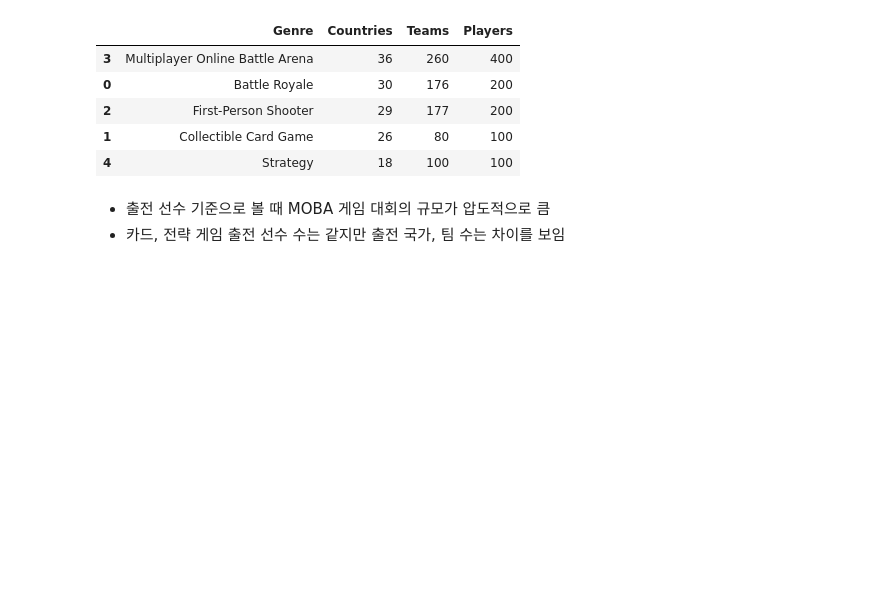
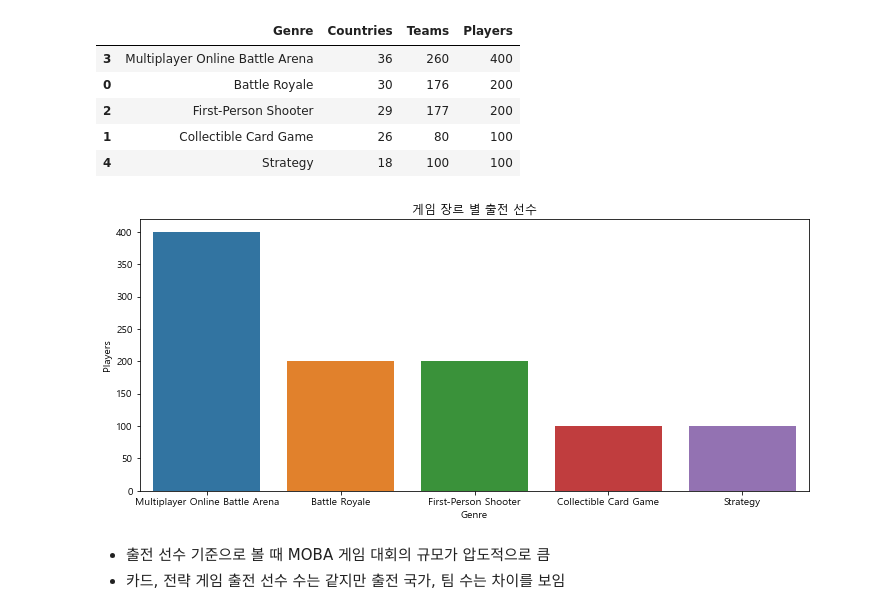
Before and after one commit to chester911/MainProjects, a Jupyter notebook: games/e-sports/earnings/e_sports_earning.ipynb, the cells around one changed output. Drawn from its saved outputs; the diff is of its cells as text; code cells hidden in the pictures; blank space fills up the shorter version.

```diff
--- a/games/e-sports/earnings/e_sports_earning.ipynb
+++ b/games/e-sports/earnings/e_sports_earning.ipynb
@@ -14,7 +14,8 @@ import warnings
 warnings.filterwarnings('ignore')
 pd.set_option('display.max_columns', 100)
 
-%matplotlib inline
+# %matplotlib inline
+plt.rc('font', family= 'Malgun Gothic')
 
 country= pd.read_csv('country-and-continent-codes-list.csv')
 players= pd.read_csv('highest_earning_players.csv')
@@ -135,6 +136,13 @@ genre_cnt
 | 2 | First-Person Shooter | 29 | 177 | 200 |
 | 1 | Collectible Card Game | 26 | 80 | 100 |
 | 4 | Strategy | 18 | 100 | 100 |
+# %%
+plt.figure(figsize= (12, 5))
+plt.title('게임 장르 별 출전 선수', fontsize= 12)
+sns.barplot(data= genre_cnt, x= 'Genre', y= 'Players')
+plt.show()
+# %% [output]
+[figure, added]
 # %% [markdown]
 * 출전 선수 기준으로 볼 때 MOBA 게임 대회의 규모가 압도적으로 큼
 * 카드, 전략 게임 출전 선수 수는 같지만 출전 국가, 팀 수는 차이를 보임
```
Also changed, not shown: parts of 24 cells of this notebook.
